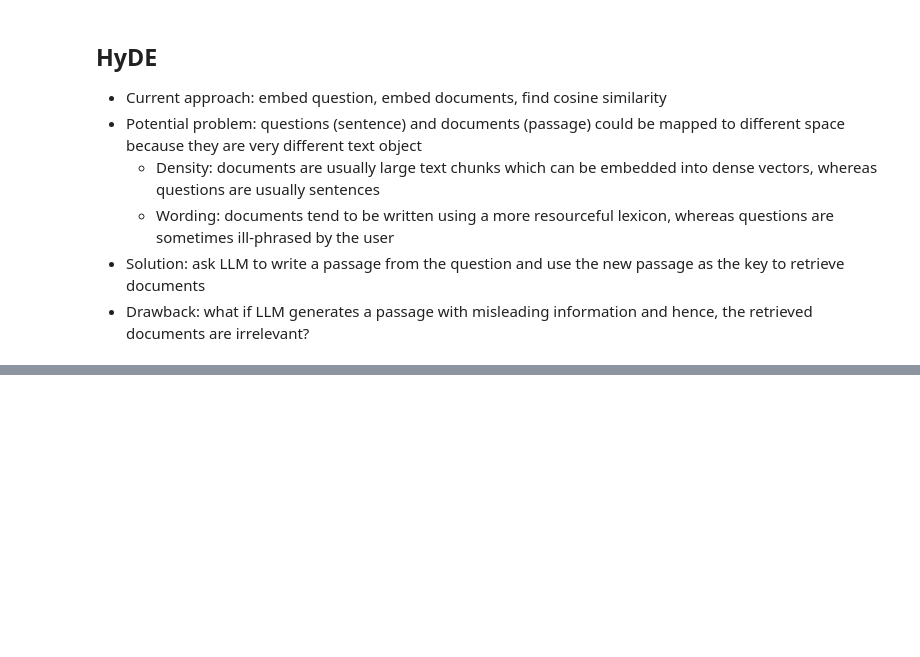
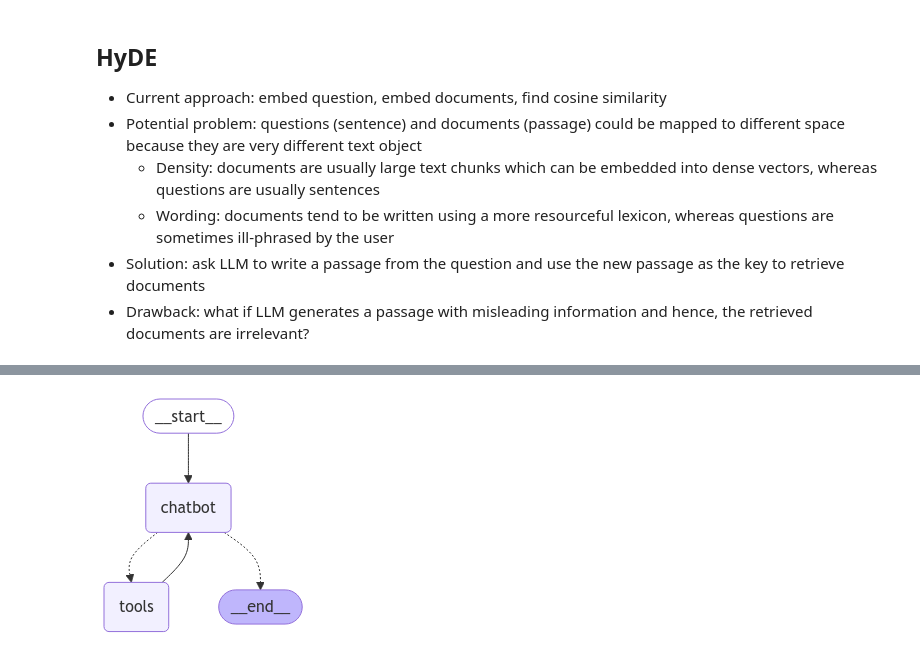
Before and after one commit to lnnchau/mlops-lyrics-lm, a Jupyter notebook: 2024/rag.ipynb, the cells around one changed output, grey strips where cells are left out. Drawn from its saved outputs; the diff is of its cells as text; code cells hidden in the pictures; blank space fills up the shorter version.

Commit message:
feat: add works on langgraph

```diff
--- a/2024/rag.ipynb
+++ b/2024/rag.ipynb
@@ -415,0 +467,3 @@ chain.invoke(question)
+# %%
+def chatbot_func(state: State):
+    return {"messages": [rag_chain.invoke({"question": state["messages"]})]}
@@ -415,0 +520,40 @@ chain.invoke(question)
+# %%
+from langchain_community.tools.tavily_search import TavilySearchResults
+from langgraph.prebuilt import ToolNode, tools_condition
+
+
+tool = TavilySearchResults(max_results=2)
+tools = [tool]
+llm_with_tools = llm.bind_tools(tools) # Modification: tell the LLM which tools it can call
+
+def chatbot_func(state: State):
+    return {"messages": [llm_with_tools.invoke(state["messages"])]}
+
+
+del graph_builder
+del graph
+graph_builder = StateGraph(State)
+
+graph_builder.add_node("chatbot", chatbot_func)
+
+tool_node = ToolNode(tools=[tool])
+graph_builder.add_node("tools", tool_node)
+
+graph_builder.add_conditional_edges(
+    "chatbot",
+    tools_condition,
+)
+# Any time a tool is called, we return to the chatbot to decide the next step
+graph_builder.add_edge("tools", "chatbot")
+graph_builder.set_entry_point("chatbot")
+graph = graph_builder.compile()
+# %%
+from IPython.display import Image, display
+
+try:
+    display(Image(graph.get_graph().draw_mermaid_png()))
+except Exception:
+    # This requires some extra dependencies and is optional
+    pass
+# %% [output]
+[figure, added]
```
Also changed, not shown: parts of 15 cells of this notebook, 1 other file.
